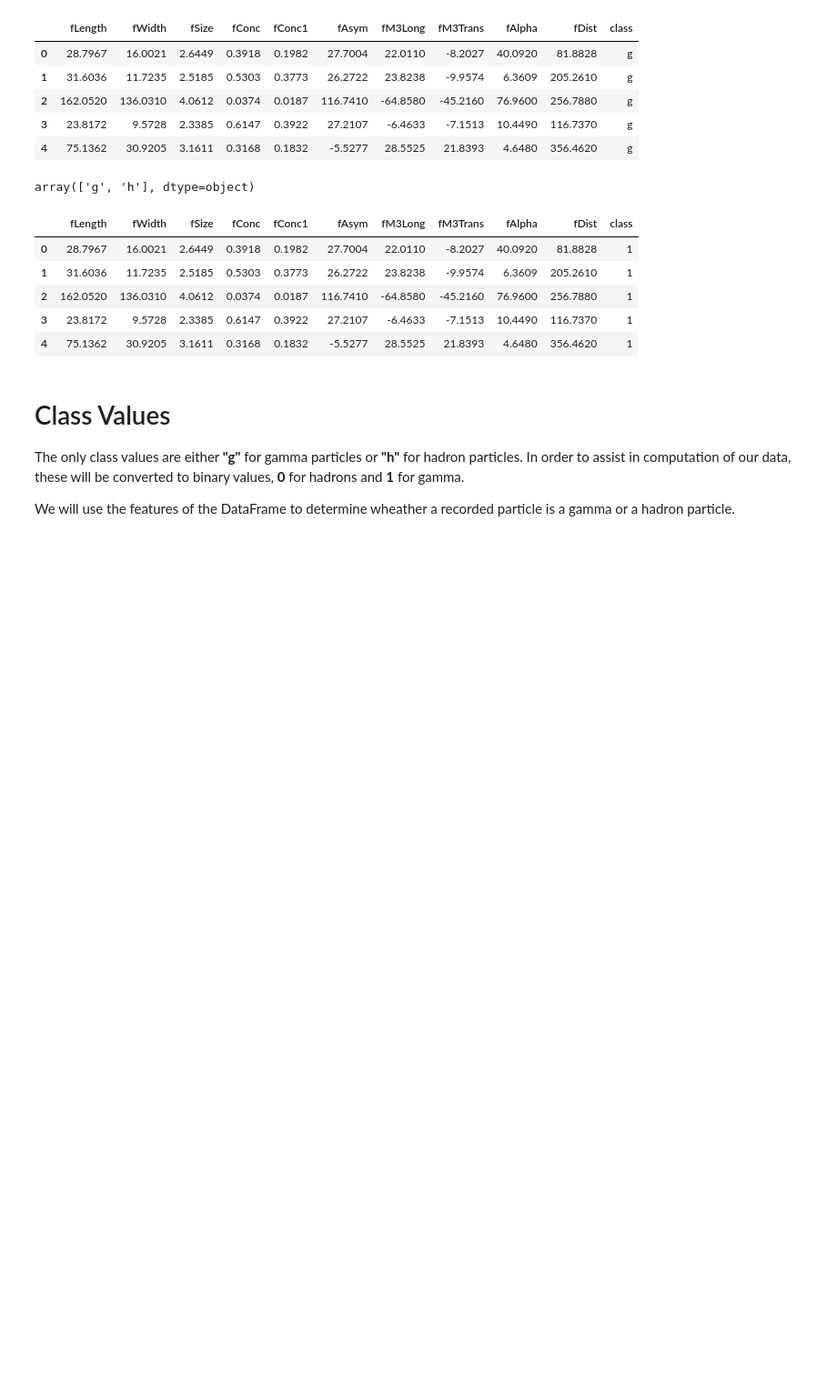
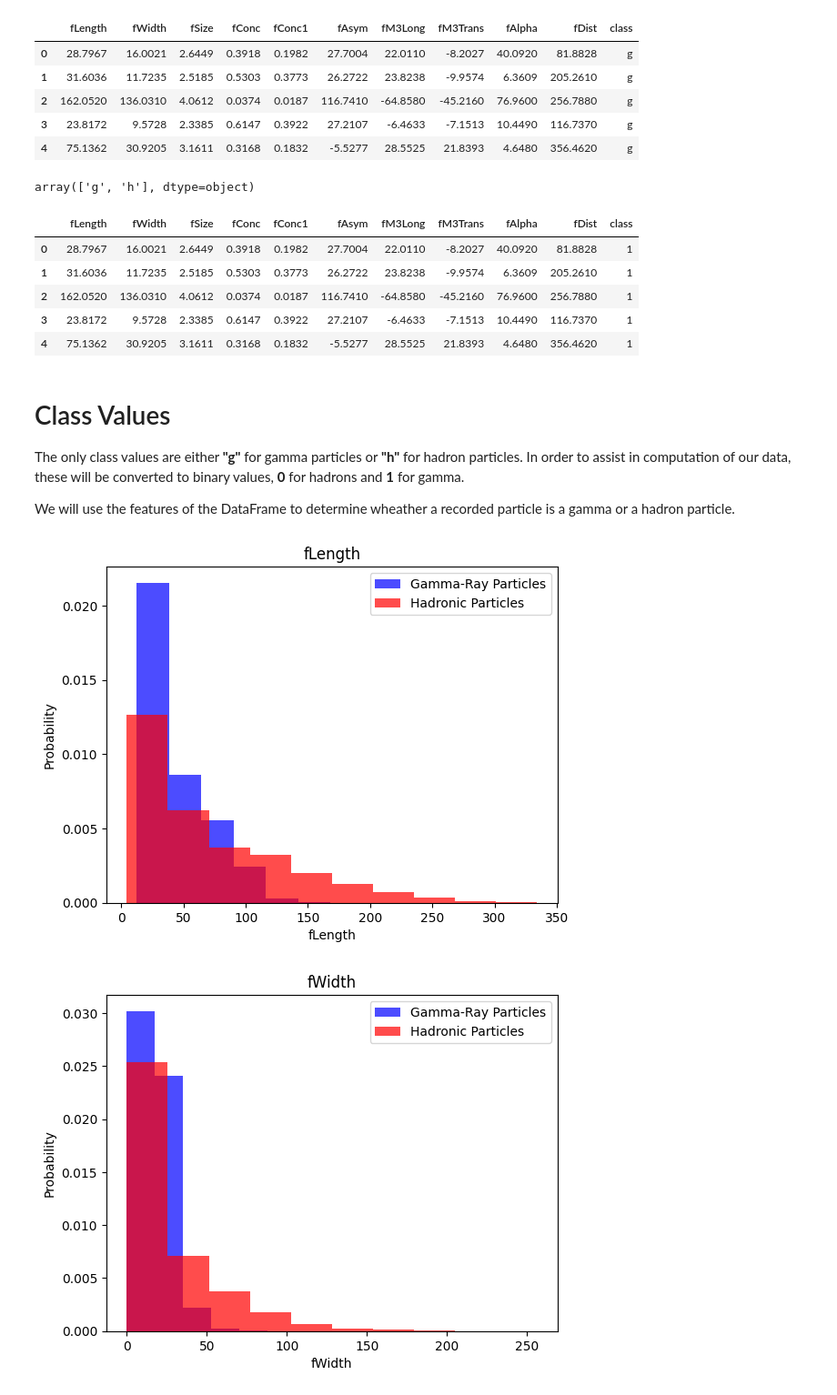
Before and after one commit to usernameneo/Data-Science-Projects, a Jupyter notebook: fcc-project/fcc-MAGIC.ipynb, the cells around one changed output. Shown at 91% size. Cells and saved outputs as stored; diff of their text form; code cells hidden in the pictures; blank space fills up the shorter version.

```diff
--- a/fcc-project/fcc-MAGIC.ipynb
+++ b/fcc-project/fcc-MAGIC.ipynb
@@ -21,7 +23,7 @@ src:
 - [https://archive.ics.uci.edu/dataset/159/magic+gamma+telescope]
 # %%
 cols = ["fLength", "fWidth", "fSize", "fConc", "fConc1", "fAsym", "fM3Long", "fM3Trans", "fAlpha", "fDist", "class"]
-url = "https://raw.githubusercontent.com/usernameneo/Data-Science-Projects/refs/heads/day-1/fcc-project/magic04.data?token=GHSAT0AAAAAADEAAW5NQCT65GTZWGKCQGEY2BHHQDQ"
+url = "https://raw.githubusercontent.com/usernameneo/Data-Science-Projects/refs/heads/main/fcc-project/magic04.data?token=GHSAT0AAAAAADEBQOXBGURM6WSTMVNN35CE2BIQRNQ"
 df = pd.read_csv(url, names=cols)
 df.head()
 # %% [output]
@@ -51,11 +53,14 @@ The only class values are either **"g"** for gamma particles or **"h"** for hadr
 
 We will use the features of the DataFrame to determine wheather a recorded particle is a gamma or a hadron particle.
 # %%
-for col in cols[-1]:
+for col in cols[:-1]:
     plt.hist(df[df["class"]==1][col], color="blue", label="Gamma-Ray Particles", alpha=0.7, density=True)
     plt.hist(df[df["class"]==0][col], color="red", label="Hadronic Particles", alpha=0.7, density=True)
     plt.title(col)
     plt.ylabel("Probability")
     plt.xlabel(col)
     plt.legend()
     plt.show()
+# %% [output]
+[figure, added]
+[figure, added]
```
Also changed, not shown: parts of 9 cells of this notebook.
